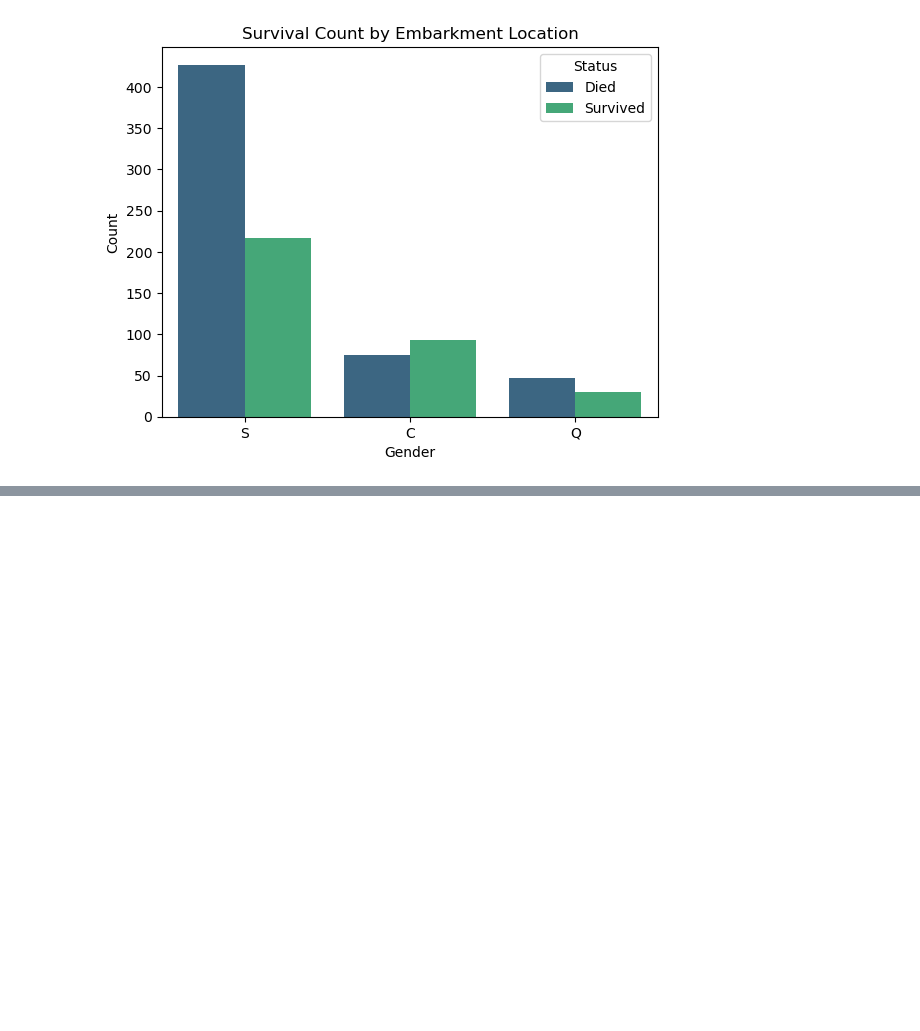
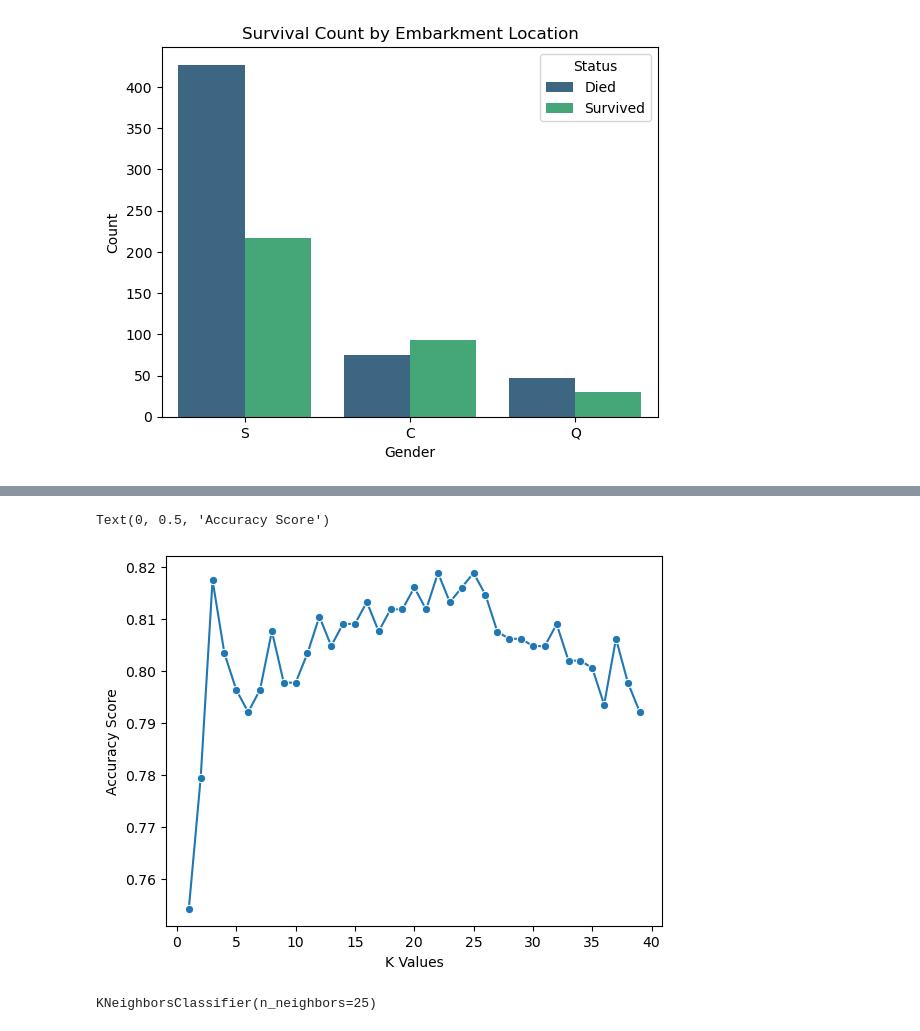
Before and after one commit to maria-barros-dotcom/titanic_prediction, a Jupyter notebook: notebook.ipynb, the cells around one changed output, grey strips where cells are left out. Saved outputs shown, nothing was run; the diff lists cells and outputs as text; code cells hidden in the pictures; blank space fills up the shorter version.

```diff
--- a/notebook.ipynb
+++ b/notebook.ipynb
@@ -32,0 +188,13 @@ We can be pretty sure that the person's name will not influence its probability
+# %%
+imputer_embarked = SimpleImputer(strategy='most_frequent')
+df['Embarked'] = imputer_embarked.fit_transform(df[['Embarked']]).ravel()
+categorical_cols = ['Sex', 'Embarked', 'Title']
+
+ct = ColumnTransformer([
+    ('encoder', OneHotEncoder(handle_unknown='ignore', sparse_output=False, ), categorical_cols)
+], remainder='passthrough', verbose_feature_names_out=False)
+
+ct.set_output(transform='pandas')
+train_encoded = ct.fit_transform(df)
+
+train_encoded.head()
@@ -404,0 +567,23 @@ Models to try:
+# %%
+k_values = [i for i in range (1,40)]
+scores = []
+
+for k in k_values:
+    knn = KNeighborsClassifier(n_neighbors=k)
+    score = cross_val_score(knn, X_train, y_train, cv=5)
+    scores.append(np.mean(score))
+
+sns.lineplot(x = k_values, y = scores, marker = 'o')
+plt.xlabel("K Values")
+plt.ylabel("Accuracy Score")
+# %% [output]
+Text(0, 0.5, 'Accuracy Score')
+[figure, added]
+# %%
+best_index = np.argmax(scores)
+best_k = k_values[best_index]
+
+knn_model = KNeighborsClassifier(n_neighbors=best_k)
+knn_model.fit(X_train, y_train)
+# %% [output]
+KNeighborsClassifier(n_neighbors=25)
```
Also changed, not shown: parts of 55 cells of this notebook.
